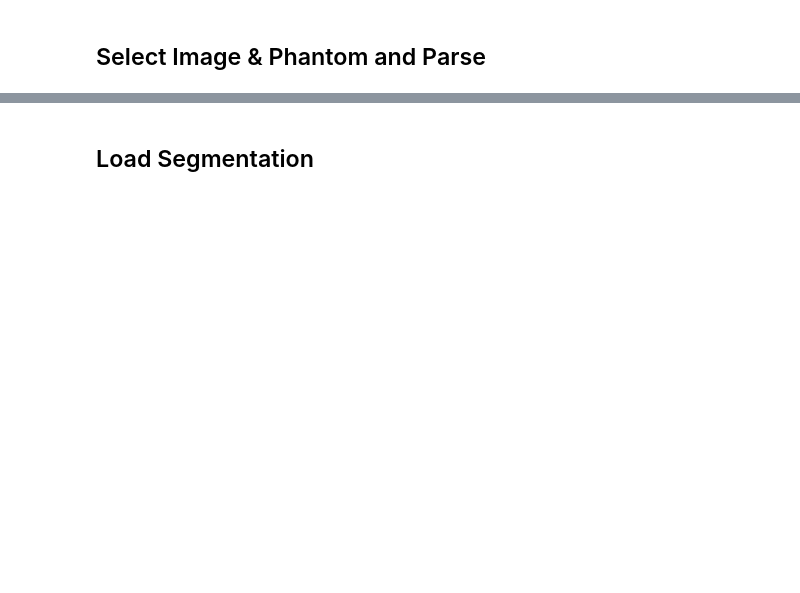
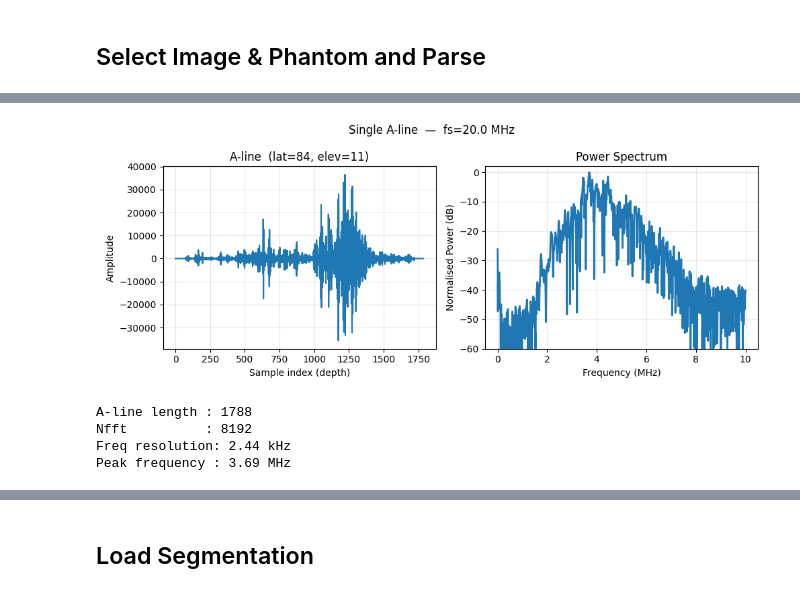
Before and after one commit to QuantUS-OpenSource/QuantUS-Backend-QUS, a Jupyter notebook: CLI-Demos/utc_demo 3d.ipynb, the cells around one changed output, grey strips where cells are left out. Saved outputs shown, nothing was run; the diff lists cells and outputs as text; code cells hidden in the pictures; blank space fills up the shorter version.

```diff
--- a/CLI-Demos/utc_demo 3d.ipynb
+++ b/CLI-Demos/utc_demo 3d.ipynb
@@ -30,0 +561,50 @@ image_data = scan_loading_step(scan_type, scan_path, phantom_path, **scan_loader
+# %%
+import numpy as np
+import matplotlib.pyplot as plt
+
+# Pick one A-line — change these indices as needed
+lat_idx  = 84   # lateral line  (0–167)
+elev_idx = 11   # elevation frame (0–21)
+
+aline = image_data.rf_data[:, lat_idx, elev_idx]   # shape (503,)
+
+Nfft = max(8192, int(2**np.ceil(np.log2(aline.shape[0]))))
+fs   = 20.0   # MHz — change to your actual sampling frequency
+# PS   = np.abs(np.fft.fftshift(np.fft.fft(aline, n=Nfft)))**2
+# f    = np.fft.fftshift(np.fft.fftfreq(Nfft, d=1.0/fs))
+
+PS = np.abs(np.fft.rfft(aline, n=Nfft))**2
+f  = np.fft.rfftfreq(Nfft, d=1.0/fs)
+PS_dB = 10*np.log10(PS + 1e-30)
+PS_dB -= PS_dB.max()
+
+# Plot
+fig, axes = plt.subplots(1, 2, figsize=(10, 4))
+
+axes[0].plot(aline)
+axes[0].set_title(f'A-line  (lat={lat_idx}, elev={elev_idx})')
+axes[0].set_xlabel('Sample index (depth)')
+axes[0].set_ylabel('Amplitude')
+axes[0].grid(True, alpha=0.3)
+
+axes[1].plot(f, PS_dB, linewidth=2)
+axes[1].set_title('Power Spectrum')
+axes[1].set_xlabel('Frequency (MHz)')
+axes[1].set_ylabel('Normalised Power (dB)')
+axes[1].set_ylim([-60, 2])
+axes[1].grid(True, alpha=0.3)
+
+plt.suptitle(f'Single A-line  —  fs={fs} MHz', fontsize=12)
+plt.tight_layout()
+plt.show()
+
+print(f"A-line length : {len(aline)}")
+print(f"Nfft          : {Nfft}")
+print(f"Freq resolution: {fs/Nfft*1000:.2f} kHz")
+print(f"Peak frequency : {f[np.argmax(PS_dB)]:.2f} MHz")
+# %% [output]
+[figure, added]
+A-line length : 1788
+Nfft          : 8192
+Freq resolution: 2.44 kHz
+Peak frequency : 3.69 MHz
```
Also changed, not shown: parts of 30 cells of this notebook, 10 other files.
